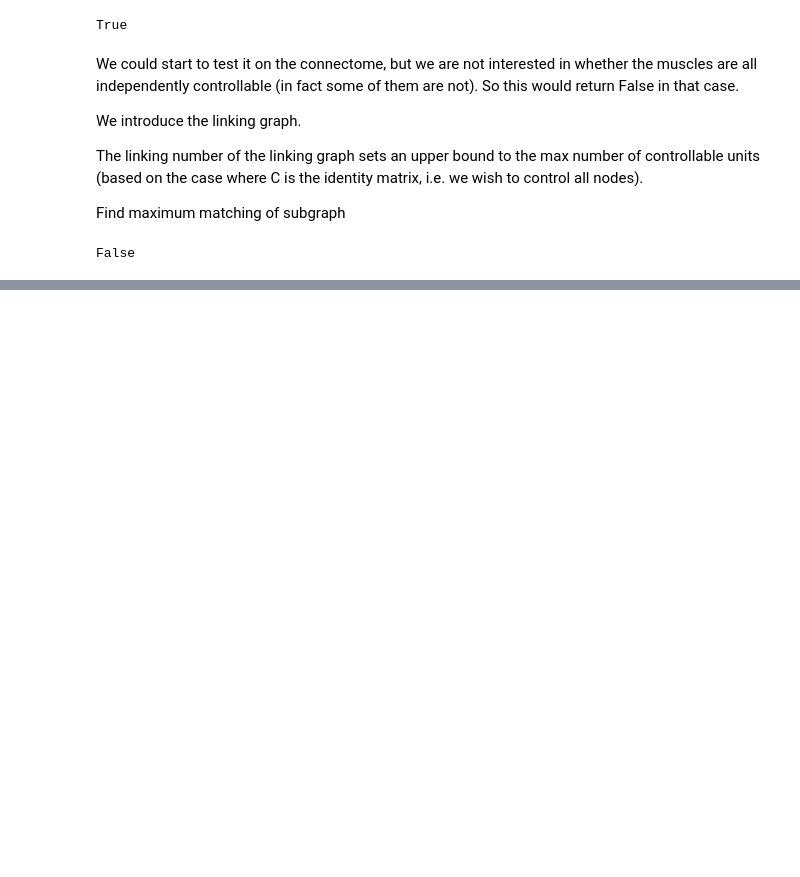
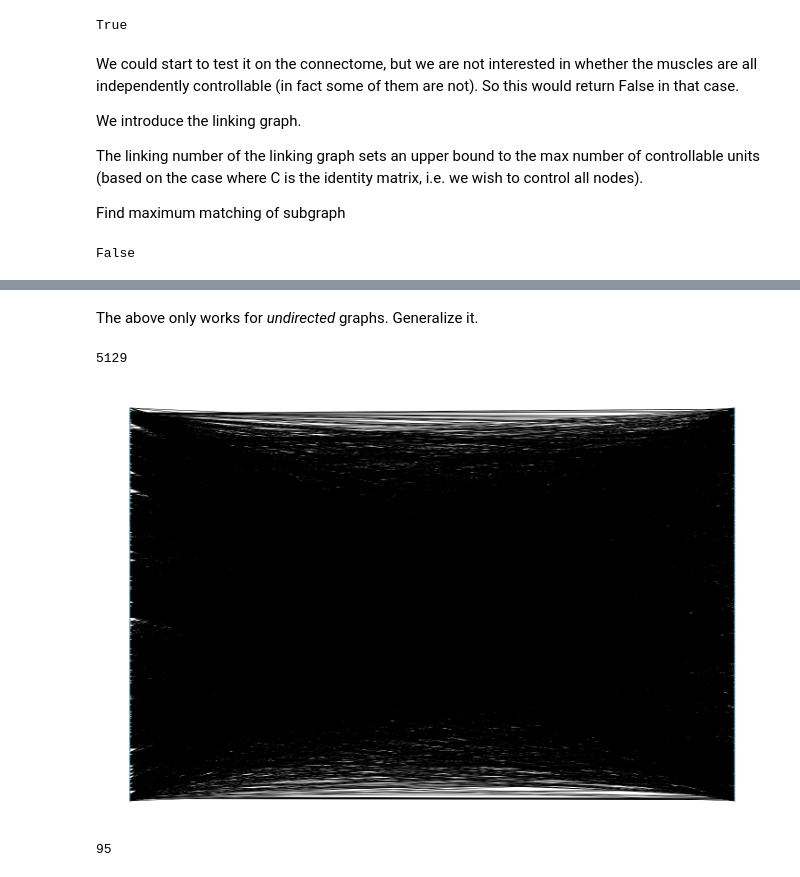
Before and after one commit to oercompbiomed/CBM101, a Jupyter notebook: D_Network_analysis/4_Connectome_C_elegans.ipynb, the cells around one changed output, grey strips where cells are left out. Cells and saved outputs as stored; diff of their text form; code cells hidden in the pictures; blank space fills up the shorter version.

```diff
--- a/D_Network_analysis/4_Connectome_C_elegans.ipynb
+++ b/D_Network_analysis/4_Connectome_C_elegans.ipynb
@@ -1034,0 +1140,26 @@ def linking_graph():
+# %% [markdown]
+The above only works for *undirected* graphs. Generalize it.
+# %%
+# make bipartite representation of digraph
+# https://www.hindawi.com/journals/mpe/2016/4702387/
+
+F = nx.Graph()
+Vp = list(G.nodes) # V+
+Vm = Vp.copy()     # V-
+Vp = list(map(lambda n: n+'+', Vp))
+Vm = list(map(lambda n: n+'-', Vm))
+# %%
+F.add_nodes_from(Vp)
+F.add_nodes_from(Vm)
+# %%
+for u, v in G.edges:
+    F.add_edge(u+'+', v+'-')
+# %%
+F.number_of_edges()
+# %% [output]
+5129
+# %%
+plt.figure(figsize=(20,13))
+nx.draw(F, pos=nx.bipartite_layout(F, Vp), node_size=2)
+# %% [output]
+[figure, added]
@@ -1034,0 +1171,4 @@ def linking_graph():
+# %%
+len(to_remove)
+# %% [output]
+95
```
Also changed, not shown: parts of 50 cells of this notebook.
